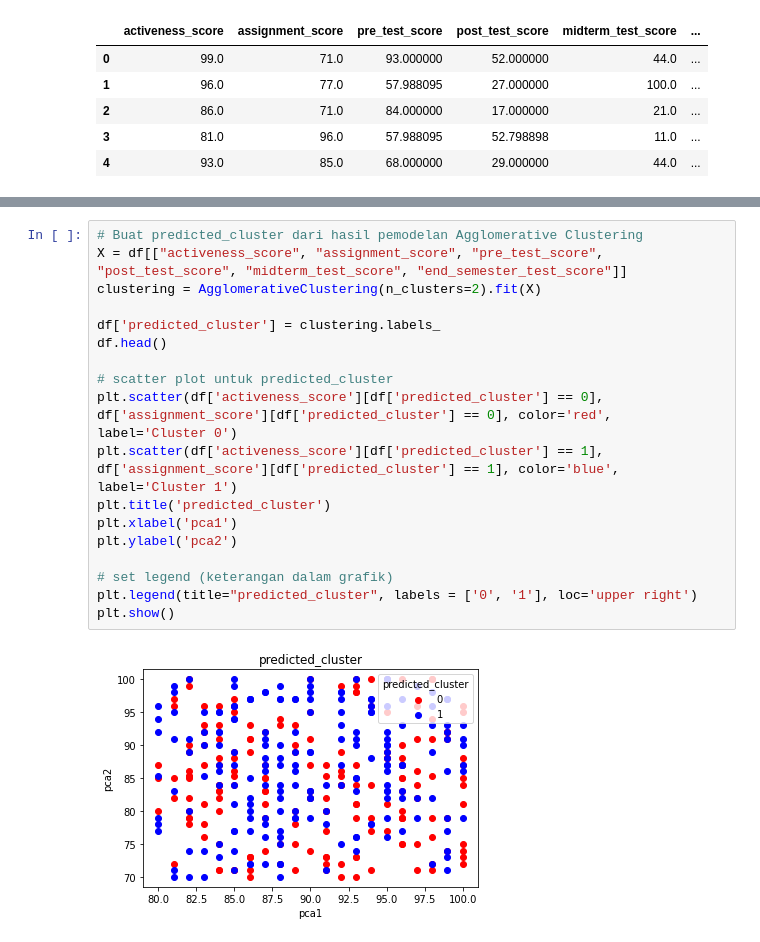
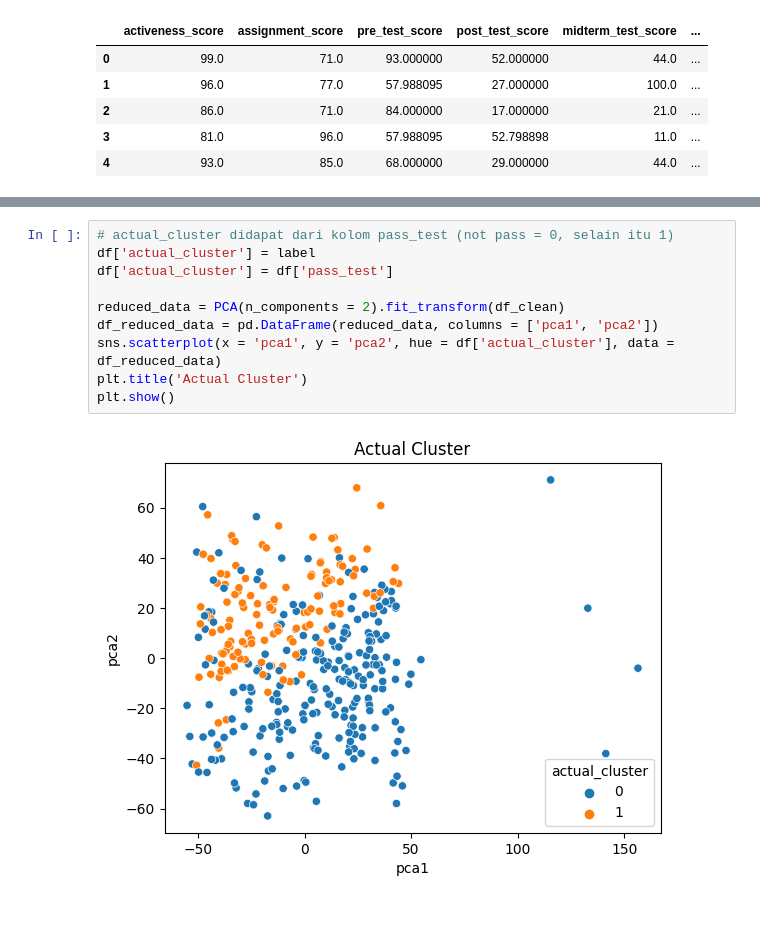
Before and after one commit to Auvarmf/BasicMachineLearning, a Jupyter notebook: PERTEMUAN6_AuvarMahsaFahlevi_2117051027.ipynb, the cells around one changed output, grey strips where cells are left out. Drawn from its saved outputs; the diff is of its cells as text; blank space fills up the shorter version.

```diff
--- a/PERTEMUAN6_AuvarMahsaFahlevi_2117051027.ipynb
+++ b/PERTEMUAN6_AuvarMahsaFahlevi_2117051027.ipynb
@@ -225,20 +187,12 @@ plt.show()
-# %%
-# Buat predicted_cluster dari hasil pemodelan Agglomerative Clustering
-X = df[["activeness_score", "assignment_score", "pre_test_score", "post_test_score", "midterm_test_score", "end_semester_test_score"]]
-clustering = AgglomerativeClustering(n_clusters=2).fit(X)
-
-df['predicted_cluster'] = clustering.labels_
-df.head()
-
-# scatter plot untuk predicted_cluster
-plt.scatter(df['activeness_score'][df['predicted_cluster'] == 0], df['assignment_score'][df['predicted_cluster'] == 0], color='red', label='Cluster 0')
-plt.scatter(df['activeness_score'][df['predicted_cluster'] == 1], df['assignment_score'][df['predicted_cluster'] == 1], color='blue', label='Cluster 1')
-plt.title('predicted_cluster')
-plt.xlabel('pca1')
-plt.ylabel('pca2')
-
-# set legend (keterangan dalam grafik)
-plt.legend(title="predicted_cluster", labels = ['0', '1'], loc='upper right')
-plt.show()
-# %% [output]
-[figure, removed]
+# %%
+# actual_cluster didapat dari kolom pass_test (not pass = 0, selain itu 1)
+df['actual_cluster'] = label
+df['actual_cluster'] = df['pass_test']
+
+reduced_data = PCA(n_components = 2).fit_transform(df_clean)
+df_reduced_data = pd.DataFrame(reduced_data, columns = ['pca1', 'pca2'])
+sns.scatterplot(x = 'pca1', y = 'pca2', hue = df['actual_cluster'], data = df_reduced_data)
+plt.title('Actual Cluster')
+plt.show()
+# %% [output]
+[figure, added]
```
Also changed, not shown: parts of 4 cells of this notebook.
